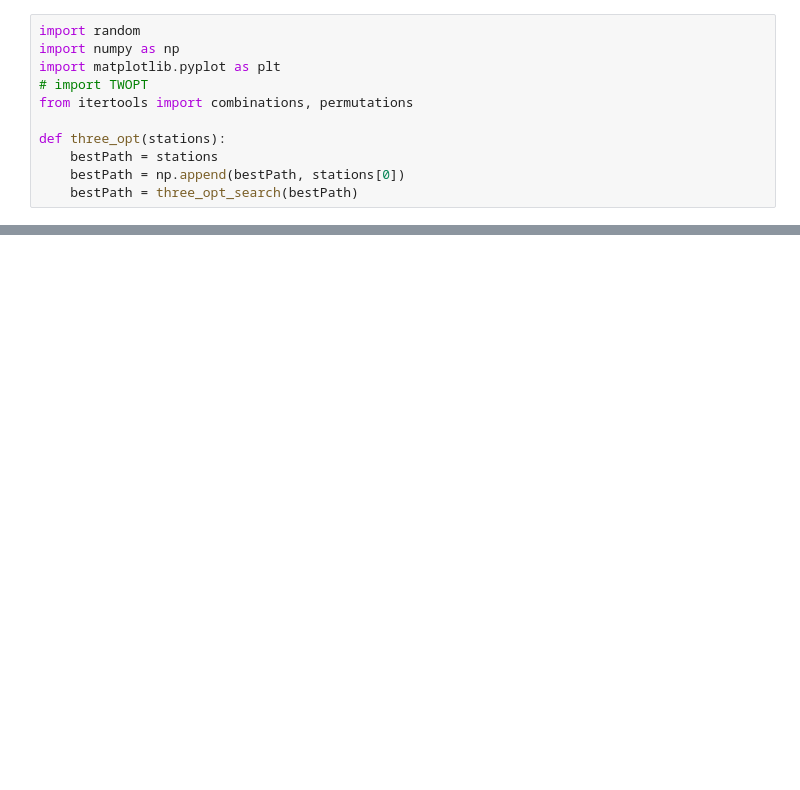
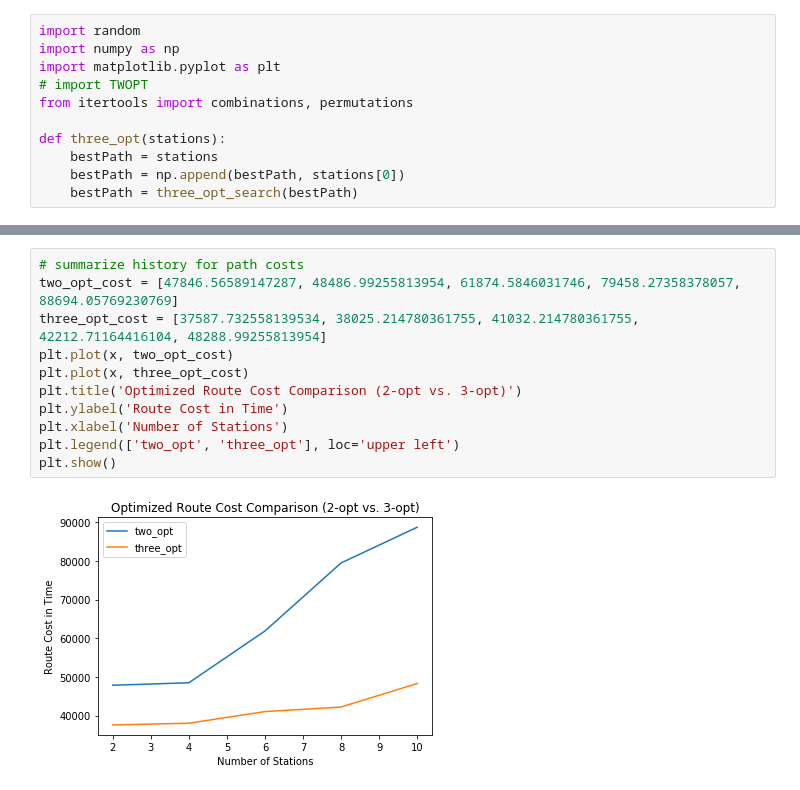
Before and after one commit to donallw/CitiBike-TSP, a Jupyter notebook: CitiBikeTSP.ipynb, the cells around one changed output, grey strips where cells are left out. Saved outputs shown, nothing was run; the diff lists cells and outputs as text; blank space fills up the shorter version.

```diff
--- a/CitiBikeTSP.ipynb
+++ b/CitiBikeTSP.ipynb
@@ -487,0 +504,13 @@ three_opt(stations[:100])
+# %%
+# summarize history for path costs
+two_opt_cost = [47846.56589147287, 48486.99255813954, 61874.5846031746, 79458.27358378057, 88694.05769230769]
+three_opt_cost = [37587.732558139534, 38025.214780361755, 41032.214780361755, 42212.71164416104, 48288.99255813954]
+plt.plot(x, two_opt_cost)
+plt.plot(x, three_opt_cost)
+plt.title('Optimized Route Cost Comparison (2-opt vs. 3-opt)')
+plt.ylabel('Route Cost in Time')
+plt.xlabel('Number of Stations')
+plt.legend(['two_opt', 'three_opt'], loc='upper left')
+plt.show()
+# %% [output]
+[figure, added]
```
Also changed, not shown: parts of 7 cells of this notebook.
